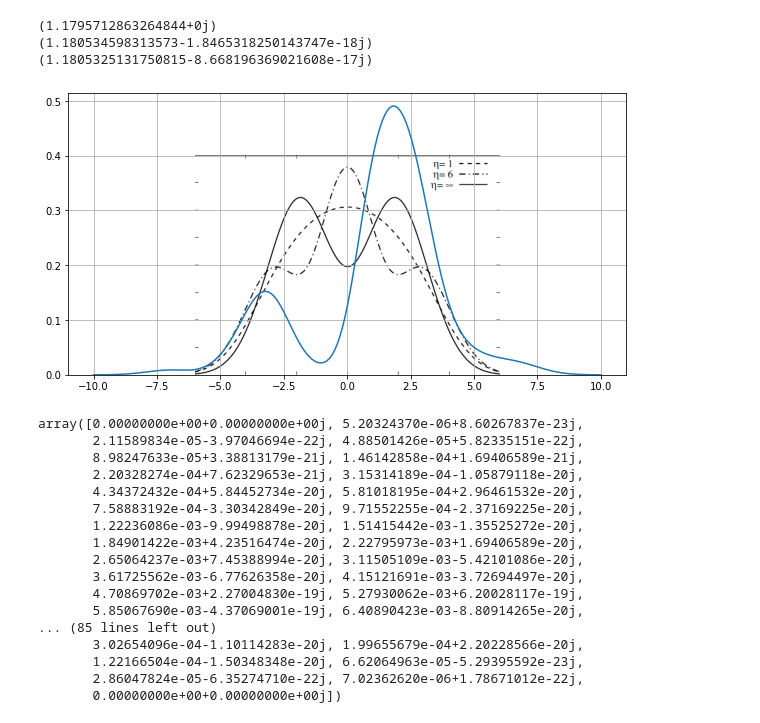
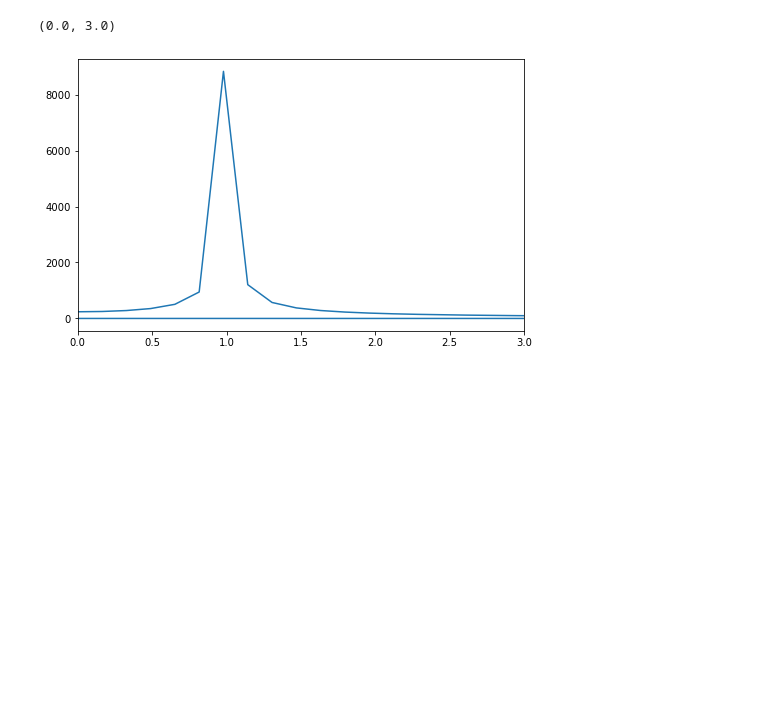
Before and after one commit to Matteo294/FYS4411, a Jupyter notebook: Project2/code/tdhf.ipynb, the cells around one changed output. Saved outputs shown, nothing was run; the diff lists cells and outputs as text; code cells hidden in the pictures; blank space fills up the shorter version.

```diff
--- a/Project2/code/tdhf.ipynb
+++ b/Project2/code/tdhf.ipynb
@@ -46,37 +59,9 @@ ghf.plot_dipole(np.concatenate((time_on, time_off)), np.concatenate((dipole_on,
 # %%
-signalFFT = np.fft.fft(dipole_off)
-freqFFT = np.fft.fftfreq(len(signalFFT), dt)
-
+signalFFT = np.fft.fft(dipole2)
+freqFFT = np.fft.fftfreq(len(dipole2), dt)
 plt.figure(figsize=(8,5))
-plt.plot(freqFFT*2*np.pi, np.abs(signalFFT))
-plt.xlabel('$\omega$')
-plt.ylabel('fft')
-plt.xlim([0,2])
-plt.grid()
+plt.plot(2*np.pi*freqFFT, np.abs(signalFFT))
+plt.xlim([0, 3])
+# %% [output]
+(0.0, 3.0)
+[figure, added]
-# %%
-print(ghf.evaluate_total_energy(C0))
-print(ghf.evaluate_total_energy(C_on))
-print(ghf.evaluate_total_energy(C_off))
-ghf.eval_one_body_density(C_off, plot_ON=True)
-# %% [output]
-(1.1795712863264844+0j)
-(1.180534598313573-1.8465318250143747e-18j)
-(1.1805325131750815-8.668196369021608e-17j)
-[figure, removed]
-array([0.00000000e+00+0.00000000e+00j, 5.20324370e-06+8.60267837e-23j,
-       2.11589834e-05-3.97046694e-22j, 4.88501426e-05+5.82335151e-22j,
-       8.98247633e-05+3.38813179e-21j, 1.46142858e-04+1.69406589e-21j,
-       2.20328274e-04+7.62329653e-21j, 3.15314189e-04-1.05879118e-20j,
-       4.34372432e-04+5.84452734e-20j, 5.81018195e-04+2.96461532e-20j,
-       7.58883192e-04-3.30342849e-20j, 9.71552255e-04-2.37169225e-20j,
-       1.22236086e-03-9.99498878e-20j, 1.51415442e-03-1.35525272e-20j,
-       1.84901422e-03+4.23516474e-20j, 2.22795973e-03+1.69406589e-20j,
-       2.65064237e-03+7.45388994e-20j, 3.11505109e-03-5.42101086e-20j,
-       3.61725562e-03-6.77626358e-20j, 4.15121691e-03-3.72694497e-20j,
-       4.70869702e-03+2.27004830e-19j, 5.27930062e-03+6.20028117e-19j,
-       5.85067690e-03-4.37069001e-19j, 6.40890423e-03-8.80914265e-20j,
-... (85 lines left out)
-       3.02654096e-04-1.10114283e-20j, 1.99655679e-04+2.20228566e-20j,
-       1.22166504e-04-1.50348348e-20j, 6.62064963e-05-5.29395592e-23j,
-       2.86047824e-05-6.35274710e-22j, 7.02362620e-06+1.78671012e-22j,
-       0.00000000e+00+0.00000000e+00j])
```
Also changed, not shown: parts of 7 cells of this notebook, 1 other file.
